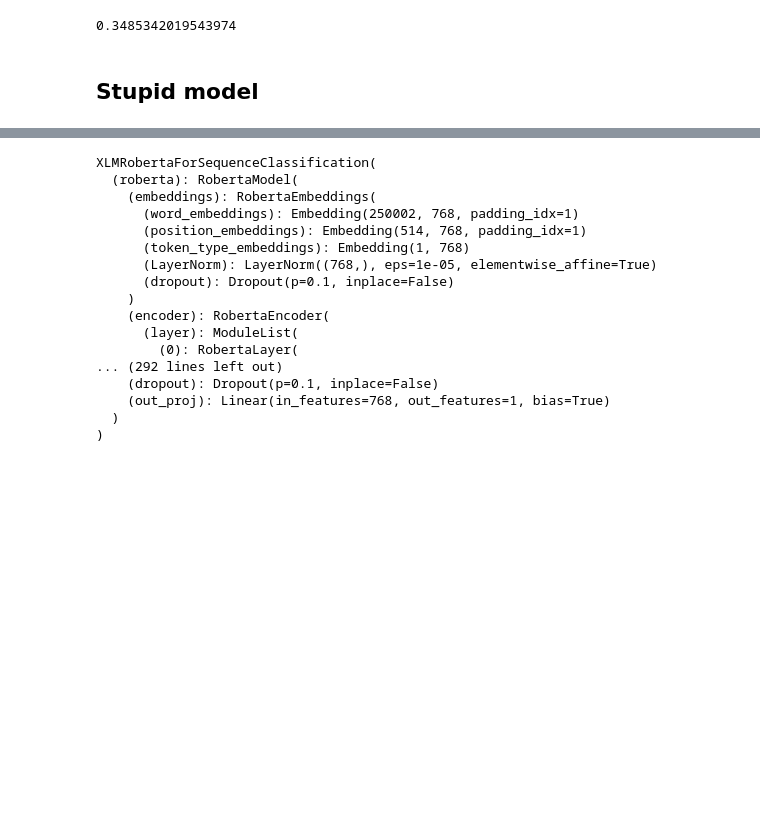
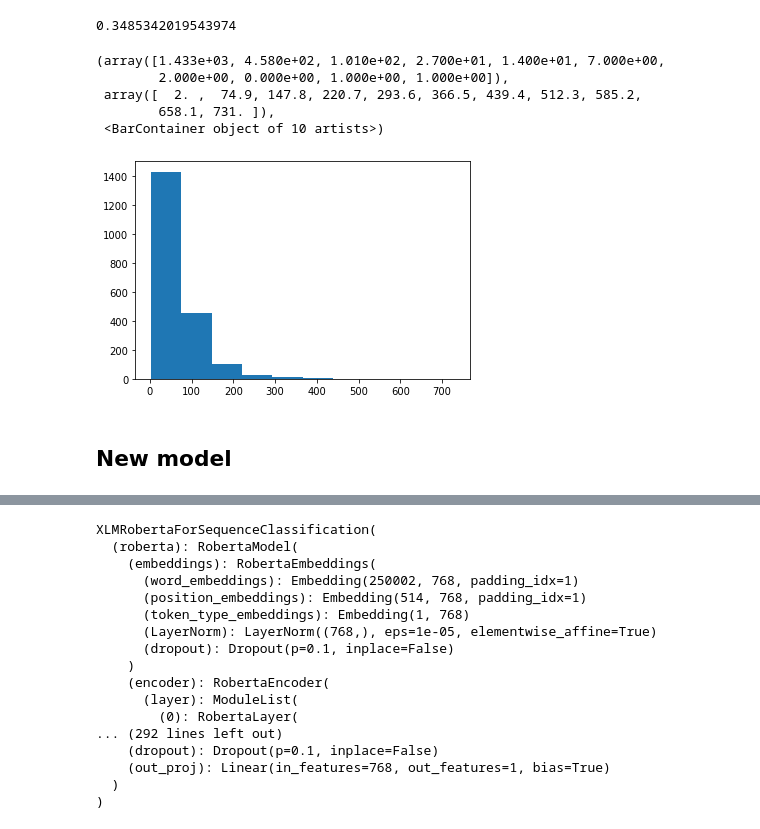
Before and after one commit to Sdidt/RedPILS, a Jupyter notebook: classification_model/ML Classification Model experiments.ipynb, the cells around one changed output, grey strips where cells are left out. Cells and saved outputs as stored; diff of their text form; code cells hidden in the pictures; blank space fills up the shorter version.

```diff
--- a/classification_model/ML Classification Model experiments.ipynb
+++ b/classification_model/ML Classification Model experiments.ipynb
@@ -836,6 +836,15 @@ new_y_test, new_y_pred = convert_to_classifier(y_test, y_pred, threshold=0.004)
 np.mean([int(new_y_test[i]==new_y_pred[i]) for i in range(len(new_y_test))])
 # %% [output]
 0.3485342019543974
+# %%
+plt.hist([len(x.split()) for x in clean_df['clean_comment']])
+# %% [output]
+(array([1.433e+03, 4.580e+02, 1.010e+02, 2.700e+01, 1.400e+01, 7.000e+00,
+        2.000e+00, 0.000e+00, 1.000e+00, 1.000e+00]),
+ array([  2. ,  74.9, 147.8, 220.7, 293.6, 366.5, 439.4, 512.3, 585.2,
+        658.1, 731. ]),
+ <BarContainer object of 10 artists>)
+[figure, added]
 # %% [markdown]
-## Stupid model
+## New model
 # %%
```
Also changed, not shown: parts of 42 cells of this notebook, 1 other file.
